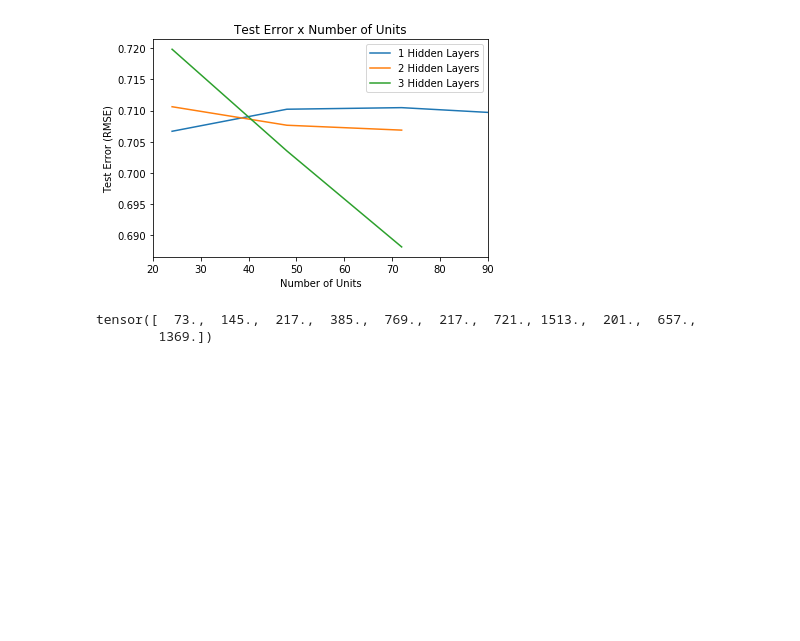
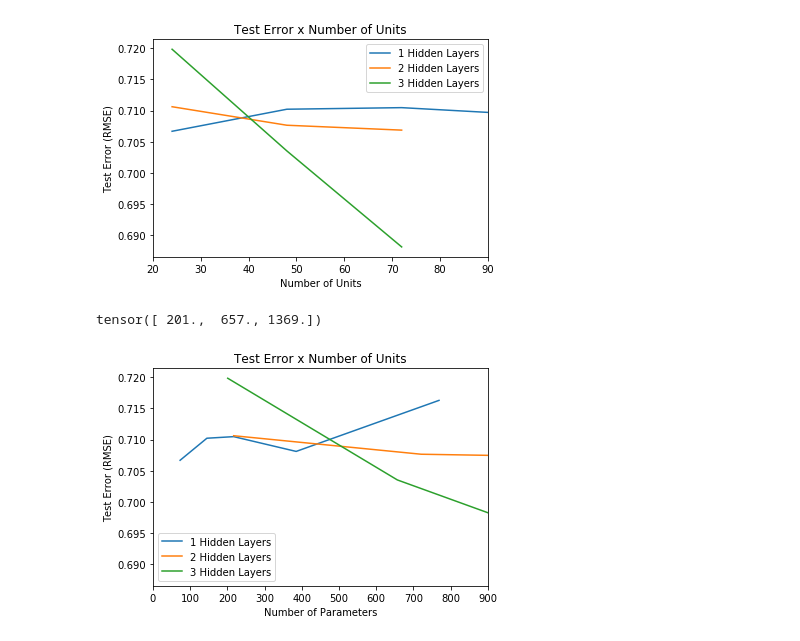
Before and after one commit to cleversonahum/UFPA-DeepLearning, a Jupyter notebook: shallow-deep-nets/shallowxdeep.ipynb, the cells around one changed output. Cells and saved outputs as stored; diff of their text form; code cells hidden in the pictures; blank space fills up the shorter version.

Commit message:
implementing the second graph fix #2

```diff
--- a/shallow-deep-nets/shallowxdeep.ipynb
+++ b/shallow-deep-nets/shallowxdeep.ipynb
@@ -169,7 +155,20 @@ plt.show()
 # %% [output]
 [figure]
 # %%
-print(arch_parameters)
+print(arch_parameters[net_archs[:,0]==layers_number[i]])
 # %% [output]
-tensor([  73.,  145.,  217.,  385.,  769.,  217.,  721., 1513.,  201.,  657.,
-        1369.])
+tensor([ 201.,  657., 1369.])
+# %%
+# Test Error x Number of Parameters Graph
+plt.figure()
+layers_number = np.unique(net_archs[:,0])
+min_results = torch.min(results, 1)
+for i in range(len(layers_number)): plt.plot(arch_parameters[net_archs[:,0]==layers_number[i]], min_results[0][net_archs[:,0]==layers_number[i]].detach().numpy(), label="{} Hidden Layers".format(layers_number[i]))
+plt.title("Test Error x Number of Units")
+plt.xlabel("Number of Parameters")
+plt.ylabel("Test Error (RMSE)")
+plt.legend()
+plt.xlim([0, 900])
+plt.show()
+# %% [output]
+[figure, added]
```
Also changed, not shown: parts of 2 cells of this notebook.
